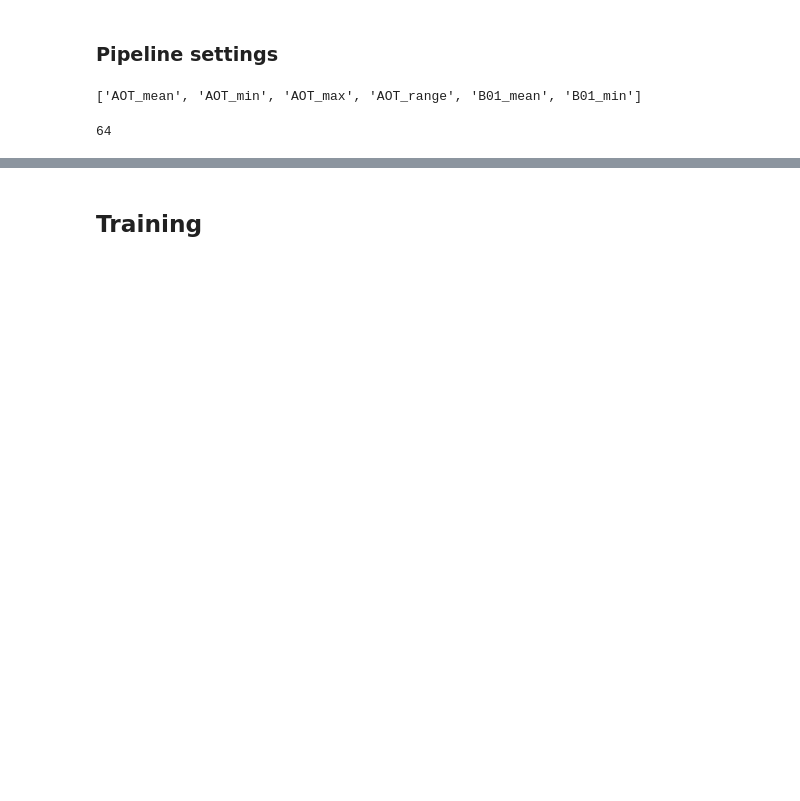
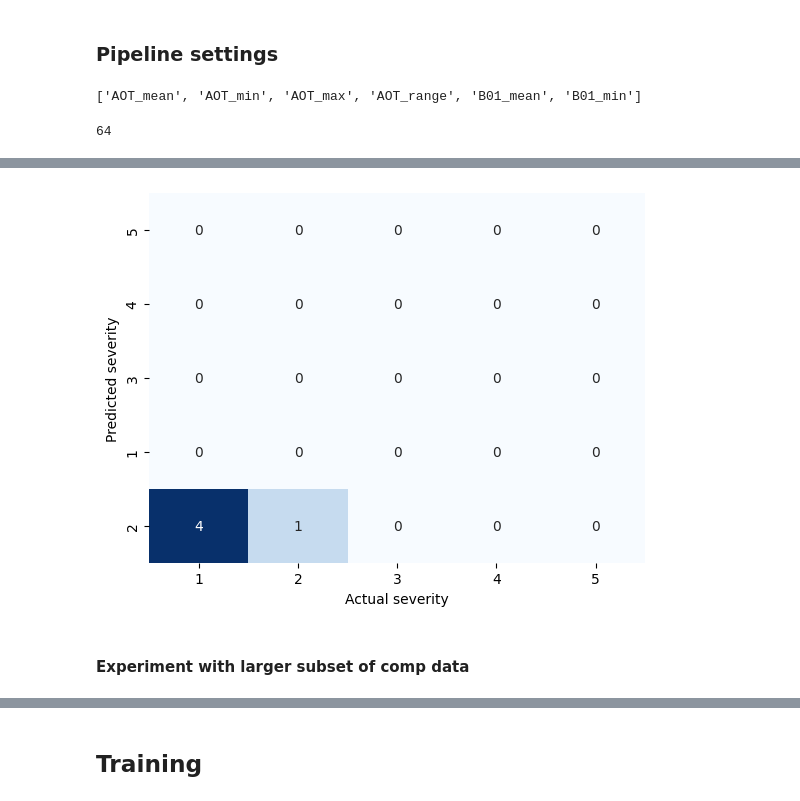
Before and after one commit to drivendataorg/cyfi, a Jupyter notebook: cyano/experiment/notebooks/0.0-klw-third-place.ipynb, the cells around one changed output, grey strips where cells are left out. Saved outputs shown, nothing was run; the diff lists cells and outputs as text; code cells hidden in the pictures; blank space fills up the shorter version.

Commit message:
third place nb work

```diff
--- a/cyano/experiment/notebooks/0.0-klw-third-place.ipynb
+++ b/cyano/experiment/notebooks/0.0-klw-third-place.ipynb
@@ -11,4 +21,6 @@ from cyano.settings import REPO_ROOT
 # %%
-LOCAL_CACHE_DIR = REPO_ROOT.parent / "data/experiment/cache"
+SPLITS_DIR = REPO_ROOT.parent / "data/experiments/splits"
+TEST_ASSETS_DIR = REPO_ROOT.parent / "tests/assets"
+LOCAL_CACHE_DIR = REPO_ROOT.parent / "data/experiments/cache"
 LOCAL_CACHE_DIR
 # %% [output]
@@ -61,0 +83,2 @@ train_path = "../tests/assets/train_data.csv"
+# %%
+experiment_save_dir = "tmp_third"
@@ -61,0 +120,16 @@ train_path = "../tests/assets/train_data.csv"
+# %%
+experiment_config = ExperimentConfig(
+    features_config=features_config,
+    train_csv=TEST_ASSETS_DIR / "train_data.csv",
+    predict_csv=TEST_ASSETS_DIR / "evaluate_data.csv",
+    cache_dir=LOCAL_CACHE_DIR,
+    save_dir=experiment_save_dir,
+    debug=False,
+)
+
+# config_path = REPO_ROOT / "experiment/configs/third_place.yaml"
+# with config_path.open("w") as fp:
+#     yaml.dump(experiment_config.model_dump(), fp)
+
+experiment_config.run_experiment()
+# %% [output]
@@ -61,0 +153,3 @@ train_path = "../tests/assets/train_data.csv"
+[figure, added]
+# %% [markdown]
+#### Experiment with larger subset of comp data
```
Also changed, not shown: parts of 42 cells of this notebook.
